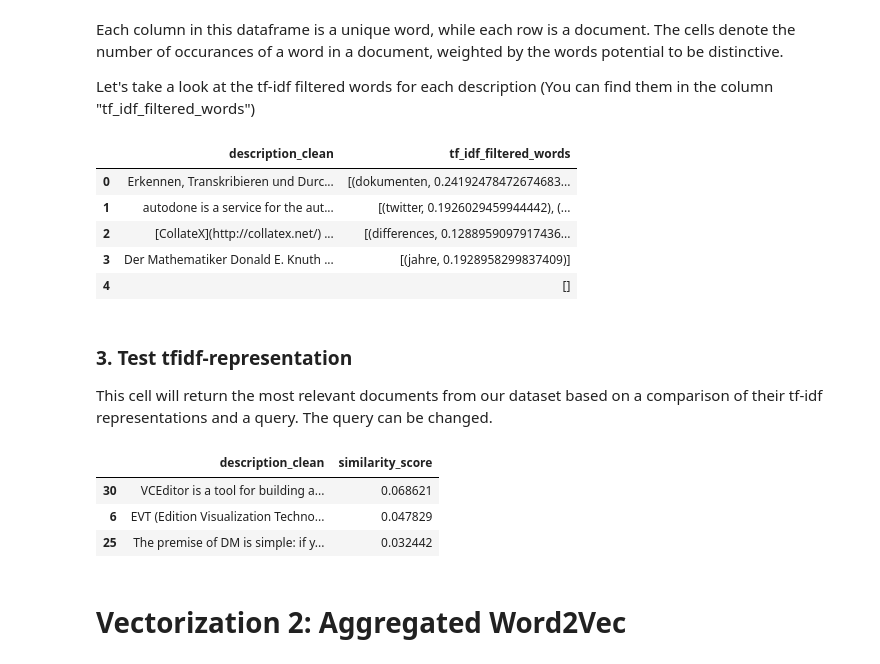
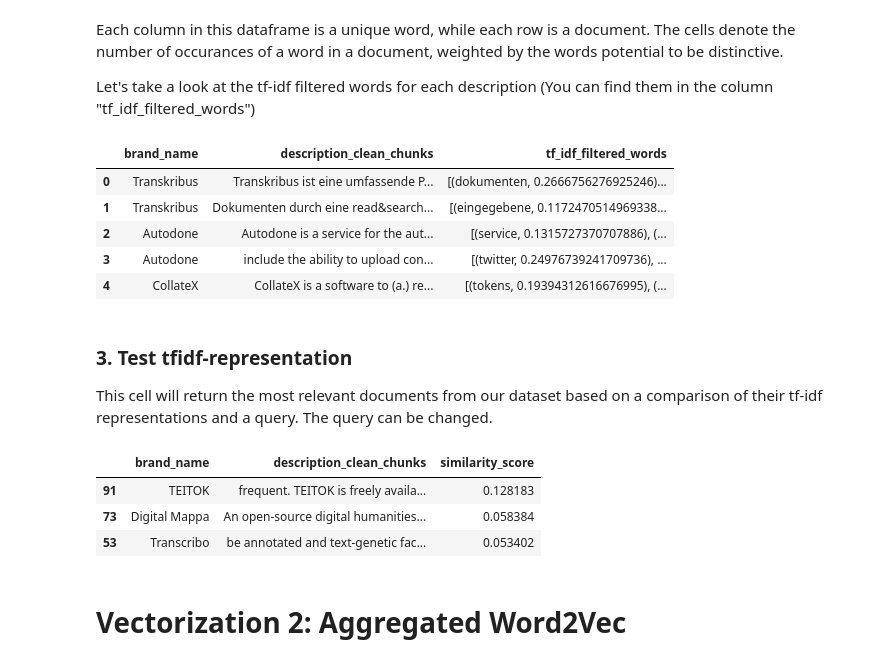
Before and after one commit to andwzn/retrieval-augmented-generation-experiment, a Jupyter notebook: rag_experiment_1.ipynb, the cells around one changed output. Drawn from its saved outputs; the diff is of its cells as text; code cells hidden in the pictures.

```diff
--- a/rag_experiment_1.ipynb
+++ b/rag_experiment_1.ipynb
@@ -252,8 +252,8 @@ Next, we can prepare our data for the information retrieval process. We'll focus
 First, we'll remove all links from the descriptions.
 # %%
 pattern = r"((?:https?:\/\/|w{3}.)[\w\d%/.-]+)"
-edition_software_info["description_preprocessed"] = edition_software_info["description_clean"].str.replace(pattern, '', regex=True)
-edition_software_info["description_preprocessed"].head(3)
+edition_software_info["description_clean"] = edition_software_info["description_clean"].str.replace(pattern, '', regex=True)
+edition_software_info["description_clean"].head(3)
 # %% [output]
 0    Transkribus ist eine umfassende Plattform für ...
 1    Autodone is a service for the automated, time-...
@@ -362,6 +362,9 @@ edition_software_info_chunked = edition_software_info.copy()
 edition_software_info_chunked['description_clean_chunks'] = edition_software_info_chunked['description_clean'].apply(lambda x: chunk(x))
 edition_software_info_chunked = edition_software_info_chunked.explode('description_clean_chunks')
 
+# reindex the dataframe
+edition_software_info_chunked = edition_software_info_chunked.reset_index(drop=True)
+
 with pd.option_context('display.max_colwidth', None):
     display(edition_software_info_chunked[["brand_name", "description_clean", "description_clean_chunks"]].head(10))
 # %% [output]
@@ -459,11 +466,11 @@ First, we fit the vectorizer on the preprocessed descriptions.
 This way, the vectorizer can transform text into numerical feature vectors based on the learned vocabulary and its distribution over documents.
 # %%
 tfidf_vectorizer = TfidfVectorizer(ngram_range=(1,4))
-tfidf_matrix = tfidf_vectorizer.fit_transform(edition_software_info["description_preprocessed"])
+tfidf_matrix = tfidf_vectorizer.fit_transform(edition_software_info_chunked['description_preprocessed_chunks'])
 
 # display the resulting matrix
 tfidf_matrix_beautify = pd.DataFrame(tfidf_matrix.toarray(), columns=tfidf_vectorizer.get_feature_names_out())
-tfidf_matrix_beautify.head()
+tfidf_matrix_beautify
 # %% [output]
 |  | 100 | 100 sprachen | 100 sprachen sprachvarianten | 100 sprachen sprachvarianten unte... | 12 | 12 languages | ... |
 | 0 | 0.0 | 0.0 | 0.0 | 0.0 | 0.0 | 0.0 | ... |
@@ -480,36 +493,36 @@ Each column in this dataframe is a unique word, while each row is a document. Th
 Let's take a look at the tf-idf filtered words for each description (You can find them in the column "tf_idf_filtered_words")
 # %%
 # Define the threshold for TF-IDF scores
-threshold = 0.1
+threshold = 0.11
 
 # Filter words with TF-IDF scores greater than the threshold for each document
 def filter_words_by_threshold(row, threshold):
     filtered_words = [(word, score) for word, score in zip(tfidf_matrix_beautify.columns, row) if score > threshold]
     return sorted(filtered_words, key=lambda x: x[1], reverse=True)
 
 
 # Apply the function to each row of the TF-IDF DataFrame
 filtered_words = tfidf_matrix_beautify.apply(lambda row: filter_words_by_threshold(row, threshold), axis=1)
 
 # Create a dataframe to display the filtered words
 filtered_words_df = pd.DataFrame(filtered_words, columns=["tf_idf_filtered_words"])
-tfidf_display = pd.concat([edition_software_info["description_clean"], filtered_words_df], axis=1)
+tfidf_display = pd.concat([edition_software_info_chunked[["brand_name","description_clean_chunks"]], filtered_words_df], axis=1)
 
 with pd.option_context('display.max_colwidth', None):
-    display(tfidf_display[["description_clean", "tf_idf_filtered_words"]].head(5))
+    display(tfidf_display[["brand_name", "description_clean_chunks", "tf_idf_filtered_words"]].head(5))
 # %% [output]
-|  | description_clean | tf_idf_filtered_words |
-| 0 | Erkennen, Transkribieren und Durc... | [(dokumenten, 0.24192478472674683... |
-| 1 | autodone is a service for the aut... | [(twitter, 0.1926029459944442), (... |
-| 2 | [CollateX](http://collatex.net/) ... | [(differences, 0.1288959097917436... |
-| 3 | Der Mathematiker Donald E. Knuth ... | [(jahre, 0.1928958299837409)] |
-| 4 |  | [] |
+|  | brand_name | description_clean_chunks | tf_idf_filtered_words |
+| 0 | Transkribus | Transkribus ist eine umfassende P... | [(dokumenten, 0.2666756276925246)... |
+| 1 | Transkribus | Dokumenten durch eine read&search... | [(eingegebene, 0.1172470514969338... |
+| 2 | Autodone | Autodone is a service for the aut... | [(service, 0.1315727370707886), (... |
+| 3 | Autodone | include the ability to upload con... | [(twitter, 0.24976739241709736), ... |
+| 4 | CollateX | CollateX is a software to (a.) re... | [(tokens, 0.19394312616676995), (... |
 # %% [markdown]
 ### 3. Test tfidf-representation
 
 This cell will return the most relevant documents from our dataset based on a comparison of their tf-idf representations and a query. The query can be changed.
 # %%
-query = 'I want to work with manuscripts'
+query = 'I want to transcribe and annotate a manuscript'
 # Preprocess the query
 query = preprocess(stopwords_combined, query)
 # Transform the query to TF-IDF space
@@ -522,17 +535,17 @@ similarity_df = pd.DataFrame({
     'similarity_score': similarities[0]
 })
 
-result_df = pd.concat([edition_software_info[["description_clean"]], similarity_df], axis=1)
+result_df = pd.concat([edition_software_info_chunked[["brand_name", "description_clean_chunks"]], similarity_df], axis=1)
 result_df_sorted = result_df.sort_values(by='similarity_score', ascending=False)
 
 # print the top 3 description, that might be relevant to our query
 with pd.option_context('display.max_colwidth', None):
-    display(result_df_sorted[['description_clean', 'similarity_score']].head(3))
+    display(result_df_sorted[["brand_name", 'description_clean_chunks', 'similarity_score']].head(3))
 # %% [output]
-|  | description_clean | similarity_score |
-| 30 | VCEditor is a tool for building a... | 0.068621 |
-| 6 | EVT (Edition Visualization Techno... | 0.047829 |
-| 25 | The premise of DM is simple: if y... | 0.032442 |
+|  | brand_name | description_clean_chunks | similarity_score |
+| 91 | TEITOK | frequent. TEITOK is freely availa... | 0.128183 |
+| 73 | Digital Mappa | An open-source digital humanities... | 0.058384 |
+| 53 | Transcribo | be annotated and text-genetic fac... | 0.053402 |
 # %% [markdown]
 # Vectorization 2: Aggregated Word2Vec
 # %% [markdown]
```
Also changed, not shown: parts of 8 cells of this notebook.
